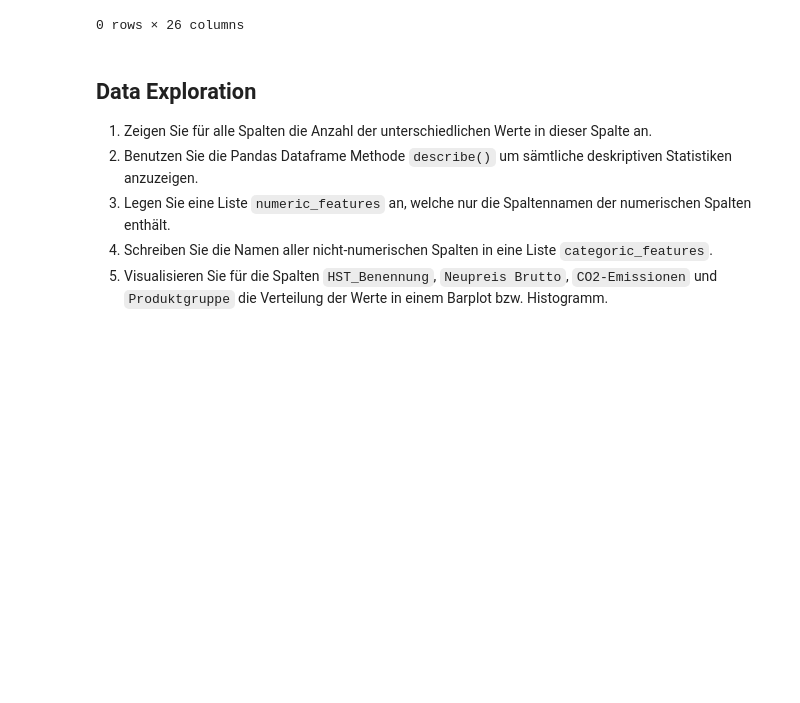
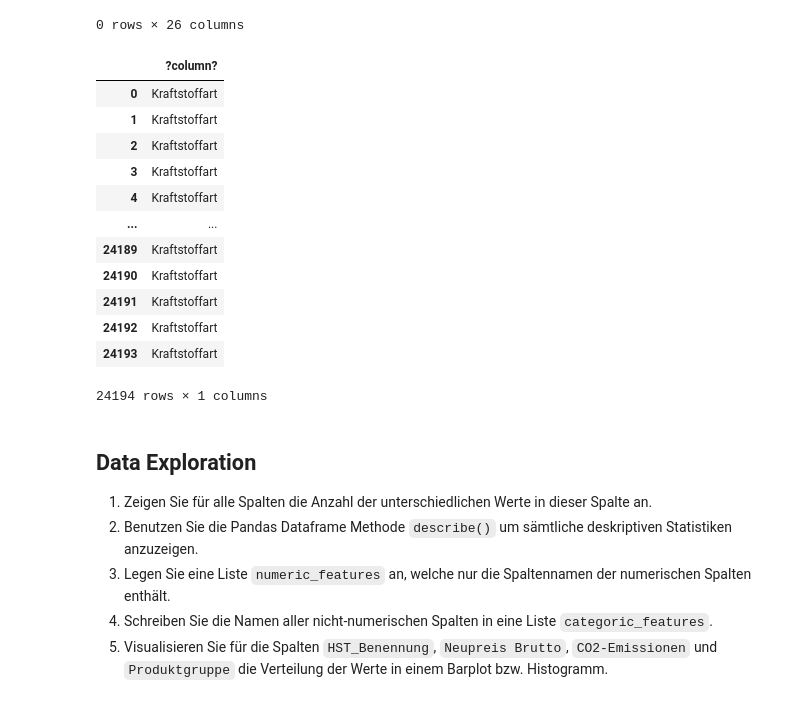
Before and after one commit to Branchverse/datamininglecture, a Jupyter notebook: 1_vehicle_data_analysis/vehicleData_Abgabe.ipynb, the cells around one changed output. Drawn from its saved outputs; the diff is of its cells as text; code cells hidden in the pictures; blank space fills up the shorter version.

```diff
--- a/1_vehicle_data_analysis/vehicleData_Abgabe.ipynb
+++ b/1_vehicle_data_analysis/vehicleData_Abgabe.ipynb
@@ -323,7 +323,21 @@ pd.read_sql_query("SELECT * FROM vehicledata WHERE 'Kraftstoffart'='D'", engine)
 |  | index | HST Benennung | HT Benennung | UT Benennung | Karosserie | Neupreis Brutto | Produktgruppe | ... |
 0 rows × 26 columns
 # %%
-pd.read_sql_query("SELECT * FROM cars WHERE kraftstoffart='D'", engine)
+pd.read_sql_query("SELECT 'Kraftstoffart' FROM vehicledata", engine)
+# %% [output]
+|  | ?column? |
+| 0 | Kraftstoffart |
+| 1 | Kraftstoffart |
+| 2 | Kraftstoffart |
+| 3 | Kraftstoffart |
+| 4 | Kraftstoffart |
+| ... | ... |
+| 24189 | Kraftstoffart |
+| 24190 | Kraftstoffart |
+| 24191 | Kraftstoffart |
+| 24192 | Kraftstoffart |
+| 24193 | Kraftstoffart |
+24194 rows × 1 columns
 # %% [markdown]
 ## Data Exploration
 1. Zeigen Sie für alle Spalten die Anzahl der unterschiedlichen Werte in dieser Spalte an.
```
Also changed, not shown: parts of 1 cell of this notebook.
